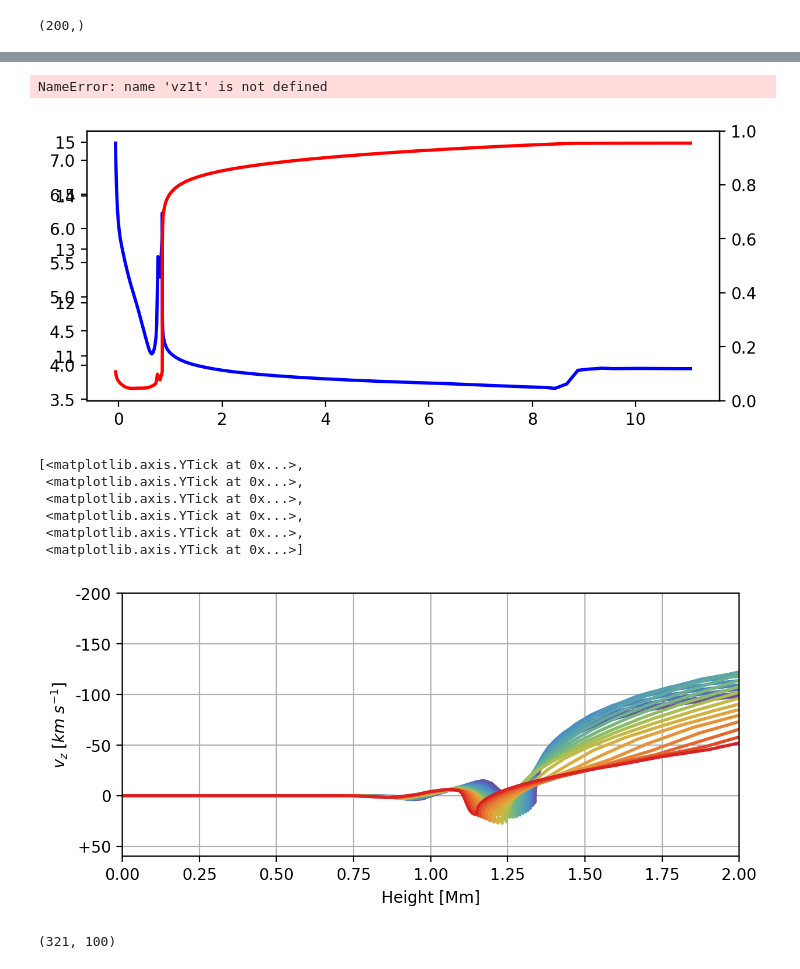
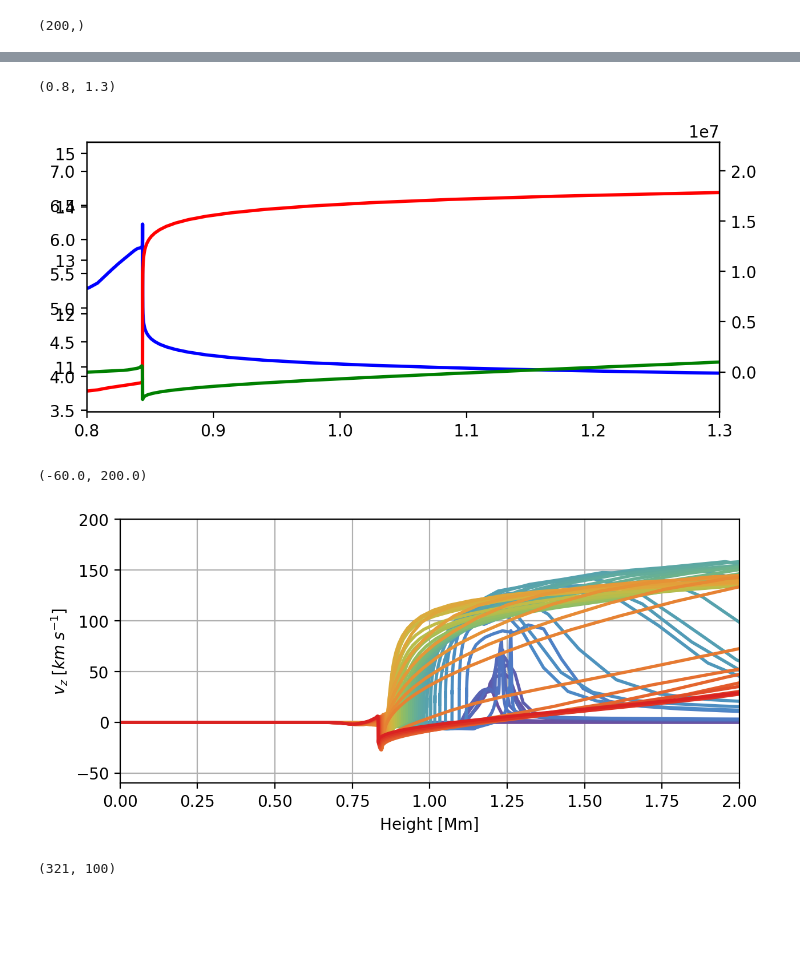
Before and after one commit to coletamburri2112/Flare_Patrol_Analysis, a Jupyter notebook: NOTEBOOKS/RADYN_evolve_testing.ipynb, the cells around one changed output, grey strips where cells are left out. Cells and saved outputs as stored; diff of their text form; code cells hidden in the pictures; blank space fills up the shorter version.

```diff
--- a/NOTEBOOKS/RADYN_evolve_testing.ipynb
+++ b/NOTEBOOKS/RADYN_evolve_testing.ipynb
@@ -123,7 +123,9 @@ ntw=45 # DKIST NTW
 #filename_updatedradyn = '/Users/coletamburri/Desktop/11Aug2024_Cclass_d_proton.sav'
 #filename_updatedradyn = '/Users/coletamburri/Desktop/run_11Aug2024_Cclass_a_bigA.sav'
 #filename_updatedradyn = '/Users/coletamburri/Desktop/11Aug2024_final_ab_wRC.sav'
-filename_updatedradyn = '/Users/coletamburri/Desktop/11Aug2024_regiond_final.sav'
+#filename_updatedradyn = '/Users/coletamburri/Desktop/11Aug2024_regiond_final.sav'
+#filename_updatedradyn = '/Users/coletamburri/Desktop/RADYN_Runs_SCPed/run_11Aug2024_Cclass_therm.sav'
+filename_updatedradyn ='/Users/coletamburri/Desktop/RADYN_Runs_SCPed/11Aug2024_EBruns_final_wRC/gentle_evap_test.sav'
 readradyn = readsav(filename_updatedradyn)
 
 
@@ -328,7 +337,7 @@ Text(0.5, 0, 'wavelength [nm]')
 # %%
 #timesinit=[0,5,10,15,20,50,100,300,500]
 #timesinit = [0,2,4,6,8,10,12,14,16,18,20]
-samples = np.arange(30,50,1)
+samples = np.arange(0,49,1)
 timesinit = samples
 
 
@@ -351,7 +360,7 @@ for i in range(len(timesinit)):
 #    ax.plot(read['z1t'][int(times2[i]),:]/1e8,(read['tg1t'][int(times2[i]),:]),color=cmap_choice2[len(timesinit)+i],label='t = '+str(round(times2[i]/10,2))+'s',linewidth=2)
 
 ax.grid()
-#ax.legend(fontsize=8)
+ax.legend(fontsize=8)
 ax.set_ylabel('T [K]')
 ax.set_xlabel('Height [Mm]')
 ax.set_xlim([0,2])
@@ -403,44 +412,39 @@ ax3.plot(z1t[int(i),:]/1e8,vz1t[i,:],linewidth=2,c='green',label='v_z')
 ax.set_xlim([0.8,1.3])
 ax.set_xlim([0.8,1.3])
 # %% [output]
-NameError: name 'vz1t' is not defined
+(0.8, 1.3)
-[figure, old version]
+[figure, new version]
 # %%
-samples = np.arange(30,50,1)
+samples = np.arange(0,49,1)
 timesinit = samples
 
 #timesinit = [0,10,20,30,40,50,70,90]
 # ncol2 = len(timesinit)#+len(times2)
 # map = tol_colors.tol_cmap(colormap='rainbow_discrete',lut=ncol2)
 # cmap_choice2 = map(np.linspace(0,1,ncol2))
 
 # cmap_choice2 = ['#CC6677', '#332288', '#DDCC77', '#117733', '#88CCEE',
 #                     '#882255', '#44AA99', '#999933', '#AA4499', '#DDDDDD',
 #                     '#000000']
 
 fig,ax=plt.subplots(dpi=200,figsize=(7,3))
 for i in range(len(timesinit)):
     ax.plot(z1t[int(timesinit[i]),:]/1e8,(vz1t[int(timesinit[i]),:])/1e5,color=cmap_choice2[i],label='t = '+str(round(timesinit[i]/10,2))+'s',linewidth=2)
 
 #for i in range(len(times2)):
 #    ax.plot(read['z1t'][int(times2[i]),:]/1e8,(read['ne1t'][int(times2[i]),:]),color=cmap_choice2[len(timesinit)+i],label='t = '+str(round(times2[i]/10,2))+'s',linewidth=2)
 
 ax.grid()
 #ax.legend(fontsize=8,loc='lower left')
 ax.set_ylabel(r'$v_z\; [km\;s^{-1}]$')
 ax.set_xlabel('Height [Mm]')
 ax.set_xlim([0,2])
 ax.set_ylim([-60,200])
-ax.set_yticks([-50,0,50,100,150,200],labels=['+50','0','-50','-100','-150','-200'])
+#ax.set_yticks([-50,0,50,100,150,200],labels=['+50','0','-50','-100','-150','-200'])
 #plt.yscale('log')
 # %% [output]
-[<matplotlib.axis.YTick at 0x...>,
- <matplotlib.axis.YTick at 0x...>,
- <matplotlib.axis.YTick at 0x...>,
- <matplotlib.axis.YTick at 0x...>,
- <matplotlib.axis.YTick at 0x...>,
- <matplotlib.axis.YTick at 0x...>]
+(-60.0, 200.0)
-[figure, old version]
+[figure, new version]
 # %%
 # rh loading, for wls
 base = '/Users/coletamburri/Desktop/RH_Versions_and_Tools/RH_output_files_npz/'
```
Also changed, not shown: parts of 15 cells of this notebook, 5 other files.
